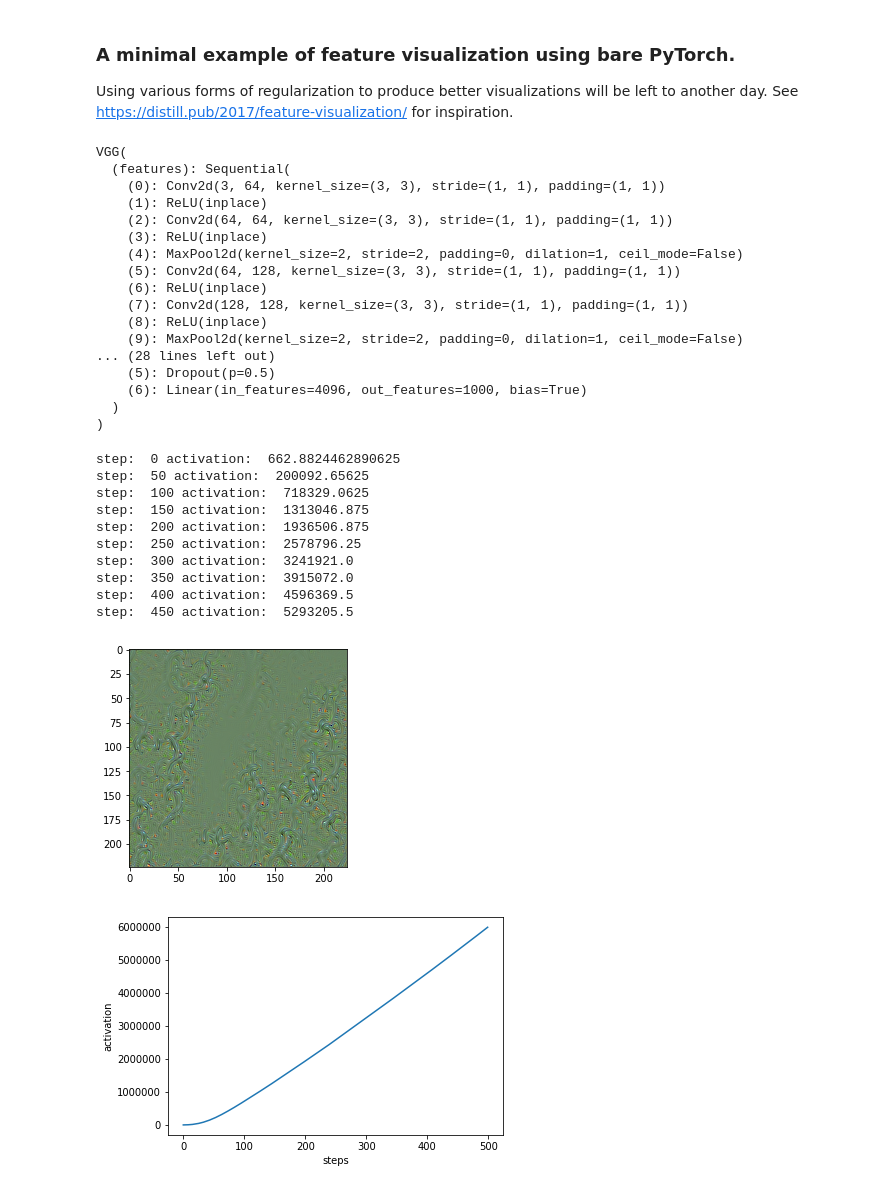
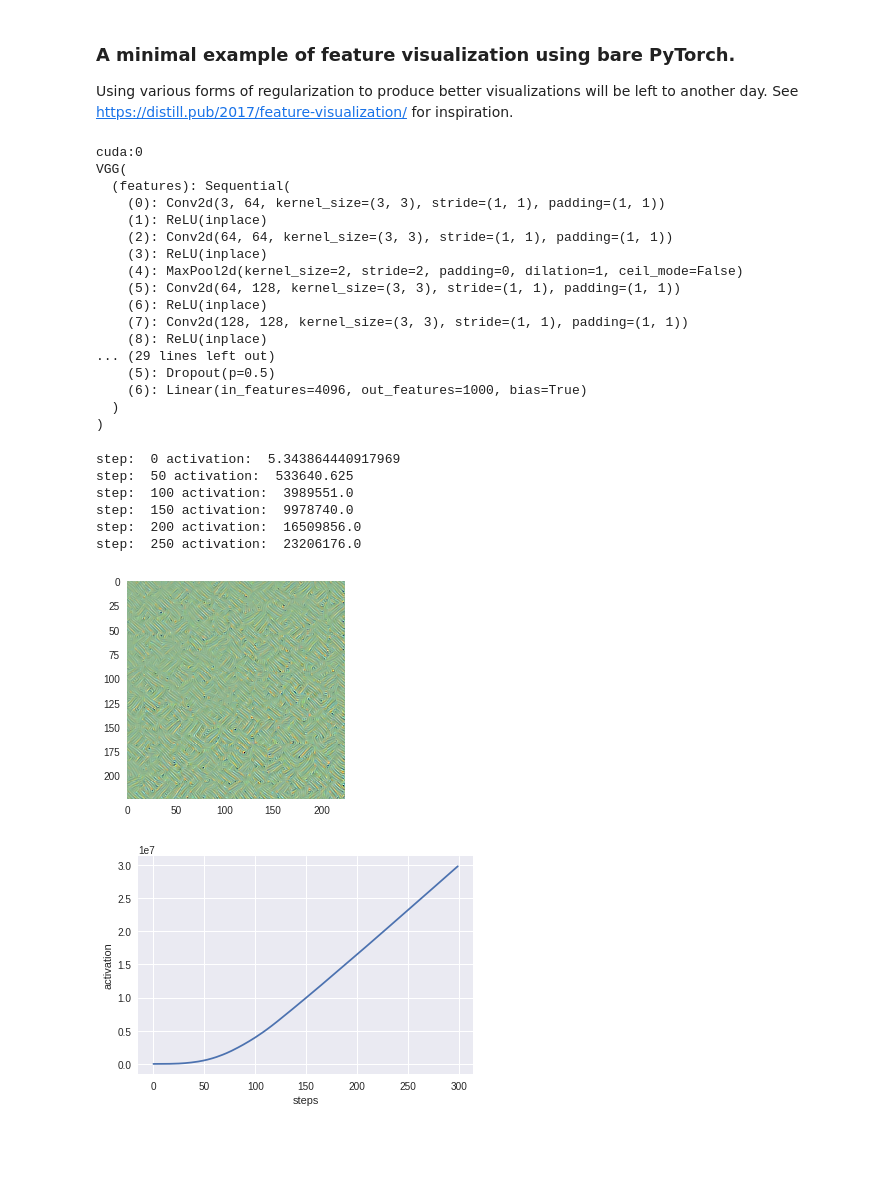
Before and after one commit to lewfish/homely-hobby, a Jupyter notebook: mlx/nbs/min_feat_viz.ipynb, the cells around one changed output. Saved outputs shown, nothing was run; the diff lists cells and outputs as text; code cells hidden in the pictures; blank space fills up the shorter version.

```diff
--- a/mlx/nbs/min_feat_viz.ipynb
+++ b/mlx/nbs/min_feat_viz.ipynb
@@ -36,8 +36,13 @@ def stretch_normalize(t):
         t[c] /= chan.max() - chan.min()
     return t
 # %%
+# Use GPU if available.
+device = torch.device("cuda:0" if torch.cuda.is_available() else "cpu")
+print(device)
+
 # Get VGG16 pretrained on Imagenet.
 model = torchvision.models.vgg16(pretrained=True)
+model.to(device)
 print(model)
 
 # Set up hooks to get output of intermediate layer we want to visualize.
@@ -48,9 +53,10 @@ def hook(model, input, output):
     act = output
 
 # Max pool layers at 4, 9, 16, 23, 30
-layer_ind = 23
+layer_ind = 16
 hook = model.features[layer_ind].register_forward_hook(hook)
 # %% [output]
+cuda:0
 VGG(
   (features): Sequential(
     (0): Conv2d(3, 64, kernel_size=(3, 3), stride=(1, 1), padding=(1, 1))
@@ -62,8 +68,7 @@ VGG(
     (6): ReLU(inplace)
     (7): Conv2d(128, 128, kernel_size=(3, 3), stride=(1, 1), padding=(1, 1))
     (8): ReLU(inplace)
-    (9): MaxPool2d(kernel_size=2, stride=2, padding=0, dilation=1, ceil_mode=False)
-... (28 lines left out)
+... (29 lines left out)
     (5): Dropout(p=0.5)
     (6): Linear(in_features=4096, out_features=1000, bias=True)
   )
@@ -72,7 +77,7 @@ VGG(
 # Make random input tensor.
 # Run this cell each time you want to start the SGD loop
 # from a random state.
-inp = torch.randn((3, 224, 224))
+inp = torch.randn((3, 224, 224), device=device)
 inp = inp.unsqueeze(0)
 inp.requires_grad = True
 # %%
@@ -80,63 +85,55 @@ inp.requires_grad = True
 # - It seems that use need to use more steps for higher layers.
 # - Some random inits lead to zero activation and never improve.
 
-# Good ones:
-# layer 16: 24, 26, 28
-# layer 23: 13
-
-channel_ind = 13
+channel_ind = 56
 lr = 1.0
-steps = 500
+steps = 300
 print_interval = 50
 do_animate = False
 act_sums = []
 
 def plot_input(inp):
     norm_inp = stretch_normalize(inp.squeeze())
-    norm_inp_np = norm_inp.detach().numpy().transpose([1, 2, 0])
+    norm_inp_np = norm_inp.detach().cpu().numpy().transpose([1, 2, 0])
     plt.imshow(norm_inp_np)
+    plt.grid(False)
 
 # SGD loop
 for s in range(steps):
     # Compute sum of activations and backpropagate.
     out = model(inp)
     act_sum = act[0, channel_ind, :, :].sum()
     act_sum.backward()
     act_sums.append(act_sum.item())
 
     # Update input using gradient of input.
     with torch.no_grad():
         inp += inp.grad * lr
-
         inp.grad.zero_()
         model.zero_grad()
 
     if s % print_interval == 0:
         print('step: ', s, 'activation: ', act_sum.item())
 
         if do_animate:
             plot_input(inp)
             display.clear_output(wait=True)
             display.display(plt.gcf())
 
 # Plots
 plot_input(inp)
 plt.show()
 
 plt.plot(np.arange(0, steps), np.array(act_sums))
 plt.xlabel('steps')
 plt.ylabel('activation')
 plt.show()
 # %% [output]
-step:  0 activation:  662.8824462890625
-step:  50 activation:  200092.65625
-step:  100 activation:  718329.0625
-step:  150 activation:  1313046.875
-step:  200 activation:  1936506.875
-step:  250 activation:  2578796.25
-step:  300 activation:  3241921.0
-step:  350 activation:  3915072.0
-step:  400 activation:  4596369.5
-step:  450 activation:  5293205.5
+step:  0 activation:  5.343864440917969
+step:  50 activation:  533640.625
+step:  100 activation:  3989551.0
+step:  150 activation:  9978740.0
+step:  200 activation:  16509856.0
+step:  250 activation:  23206176.0
-[figure, old version]
+[figure, new version]
-[figure, old version]
+[figure, new version]
```
